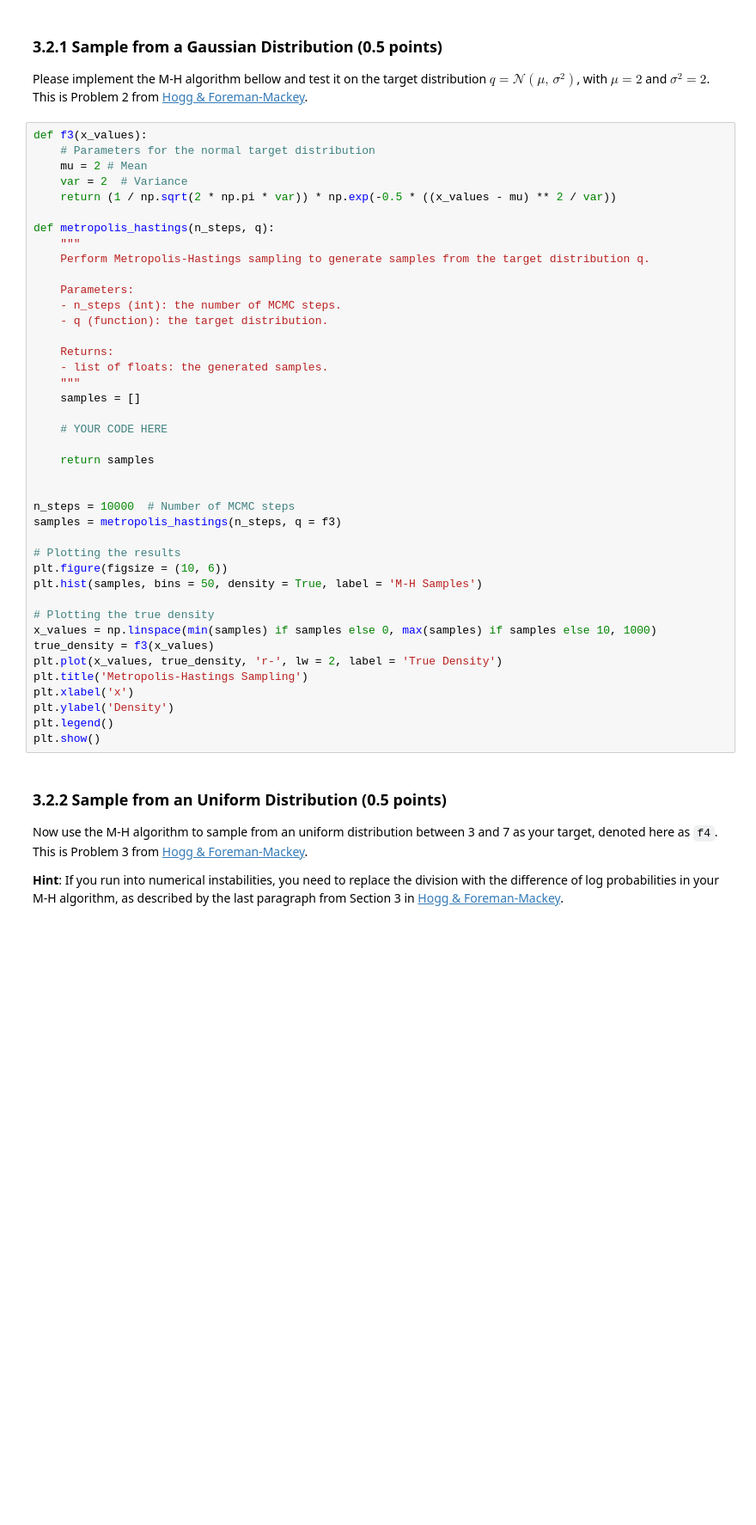
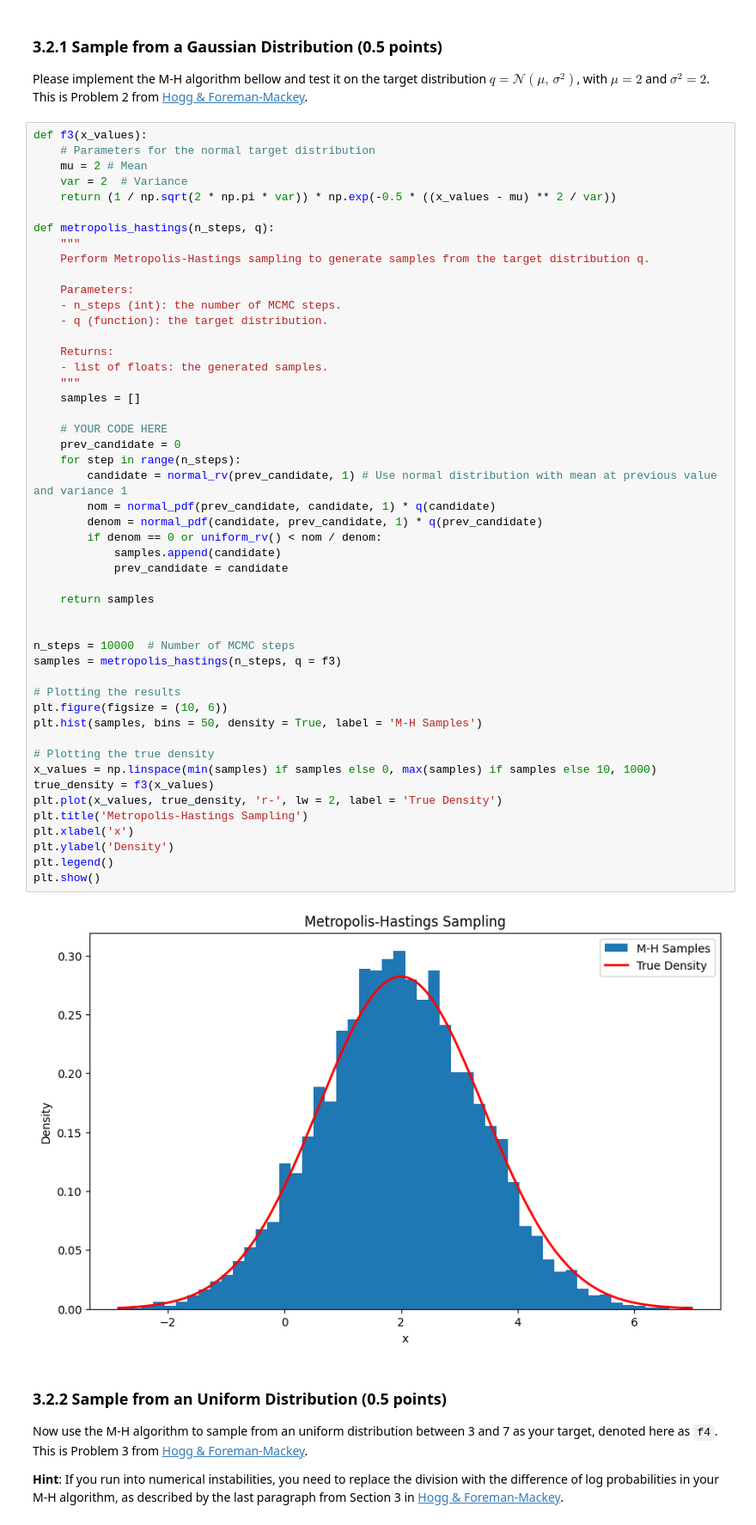
Before and after one commit to Anananas42/NP-hard-assignment2, a Jupyter notebook: Assignment3-Students.ipynb, the cells around one changed output. Shown at 86% size. Cells and saved outputs as stored; diff of their text form; blank space fills up the shorter version.

```diff
--- a/Assignment3-Students.ipynb
+++ b/Assignment3-Students.ipynb
@@ -1402,33 +1402,43 @@ def metropolis_hastings(n_steps, q):
     Parameters:
     - n_steps (int): the number of MCMC steps.
     - q (function): the target distribution.
 
     Returns:
     - list of floats: the generated samples.
     """
     samples = []
 
     # YOUR CODE HERE
+    prev_candidate = 0
+    for step in range(n_steps):
+        candidate = normal_rv(prev_candidate, 1) # Use normal distribution with mean at previous value and variance 1
+        nom = normal_pdf(prev_candidate, candidate, 1) * q(candidate)
+        denom = normal_pdf(candidate, prev_candidate, 1) * q(prev_candidate)
+        if denom == 0 or uniform_rv() < nom / denom:
+            samples.append(candidate)
+            prev_candidate = candidate
 
     return samples
 
 
 n_steps = 10000  # Number of MCMC steps
 samples = metropolis_hastings(n_steps, q = f3)
 
 # Plotting the results
 plt.figure(figsize = (10, 6))
 plt.hist(samples, bins = 50, density = True, label = 'M-H Samples')
 
 # Plotting the true density
 x_values = np.linspace(min(samples) if samples else 0, max(samples) if samples else 10, 1000)
 true_density = f3(x_values)
 plt.plot(x_values, true_density, 'r-', lw = 2, label = 'True Density')
 plt.title('Metropolis-Hastings Sampling')
 plt.xlabel('x')
 plt.ylabel('Density')
 plt.legend()
 plt.show()
+# %% [output]
+[figure, added]
 # %% [markdown]
 ### 3.2.2 Sample from an Uniform Distribution (0.5 points)
 
```
Also changed, not shown: parts of 6 cells of this notebook.
